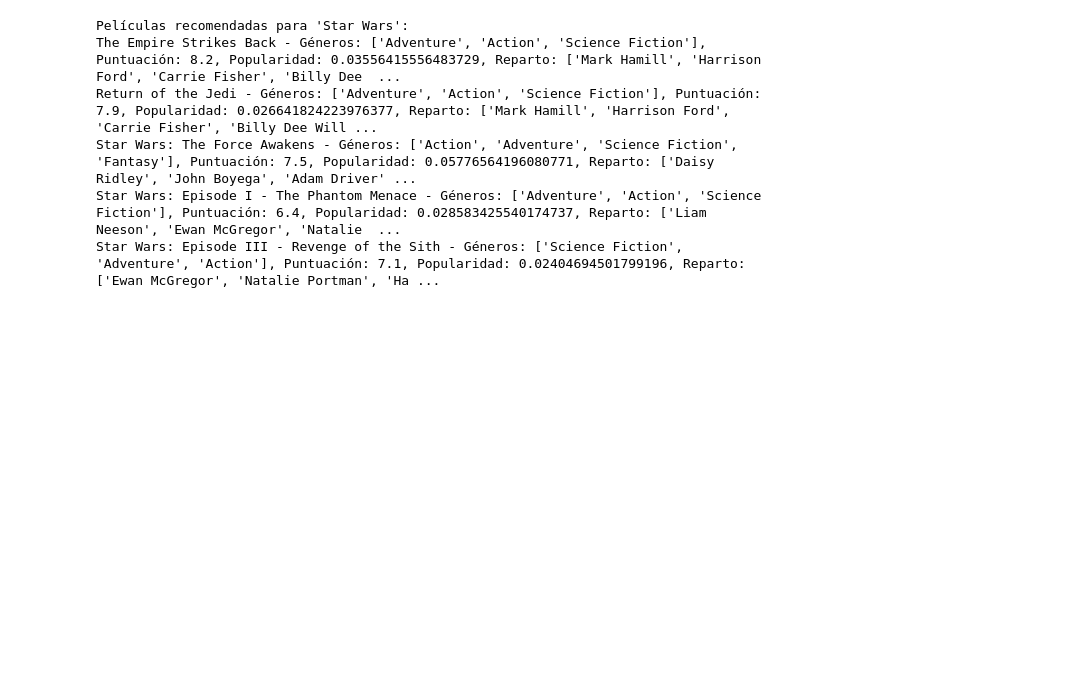
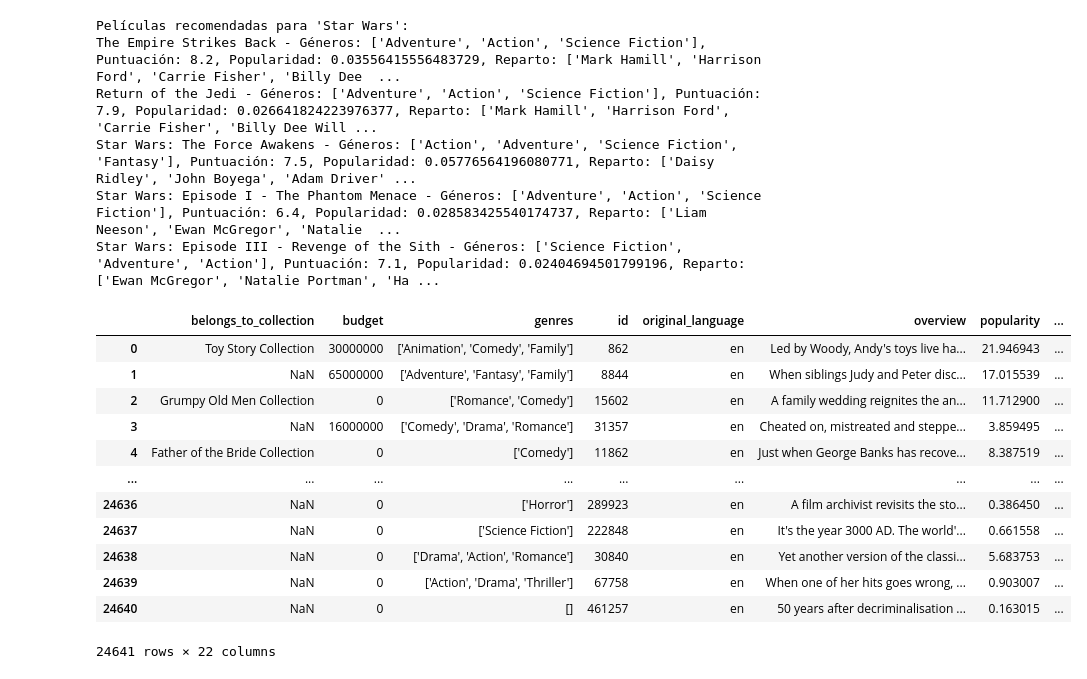
Before and after one commit to frankyemm/Movie-Recommender, a Jupyter notebook: Modelo.ipynb, the cells around one changed output. Cells and saved outputs as stored; diff of their text form; code cells hidden in the pictures; blank space fills up the shorter version.

```diff
--- a/Modelo.ipynb
+++ b/Modelo.ipynb
@@ -404,3 +419,23 @@ import pickle
 
 # Serializar con joblib y parquet
 pickle.dump(weighted_similarity, open("weighted_similarity.pkl", "wb"))
+# %%
+import pandas as pd
+movies_df_path = 'test.csv'
+movies_df = pd.read_csv(movies_df_path)
+movies_df['release_date'] = pd.to_datetime(movies_df['release_date'], format='%Y-%m-%d', errors='coerce')
+movies_df
+# %% [output]
+|  | belongs_to_collection | budget | genres | id | original_language | overview | popularity | ... |
+| 0 | Toy Story Collection | 30000000 | ['Animation', 'Comedy', 'Family'] | 862 | en | Led by Woody, Andy's toys live ha... | 21.946943 | ... |
+| 1 | NaN | 65000000 | ['Adventure', 'Fantasy', 'Family'] | 8844 | en | When siblings Judy and Peter disc... | 17.015539 | ... |
+| 2 | Grumpy Old Men Collection | 0 | ['Romance', 'Comedy'] | 15602 | en | A family wedding reignites the an... | 11.712900 | ... |
+| 3 | NaN | 16000000 | ['Comedy', 'Drama', 'Romance'] | 31357 | en | Cheated on, mistreated and steppe... | 3.859495 | ... |
+| 4 | Father of the Bride Collection | 0 | ['Comedy'] | 11862 | en | Just when George Banks has recove... | 8.387519 | ... |
+| ... | ... | ... | ... | ... | ... | ... | ... | ... |
+| 24636 | NaN | 0 | ['Horror'] | 289923 | en | A film archivist revisits the sto... | 0.386450 | ... |
+| 24637 | NaN | 0 | ['Science Fiction'] | 222848 | en | It's the year 3000 AD. The world'... | 0.661558 | ... |
+| 24638 | NaN | 0 | ['Drama', 'Action', 'Romance'] | 30840 | en | Yet another version of the classi... | 5.683753 | ... |
+| 24639 | NaN | 0 | ['Action', 'Drama', 'Thriller'] | 67758 | en | When one of her hits goes wrong, ... | 0.903007 | ... |
+| 24640 | NaN | 0 | [] | 461257 | en | 50 years after decriminalisation ... | 0.163015 | ... |
+24641 rows × 22 columns
```
Also changed, not shown: parts of 1 cell of this notebook, 2 other files.
